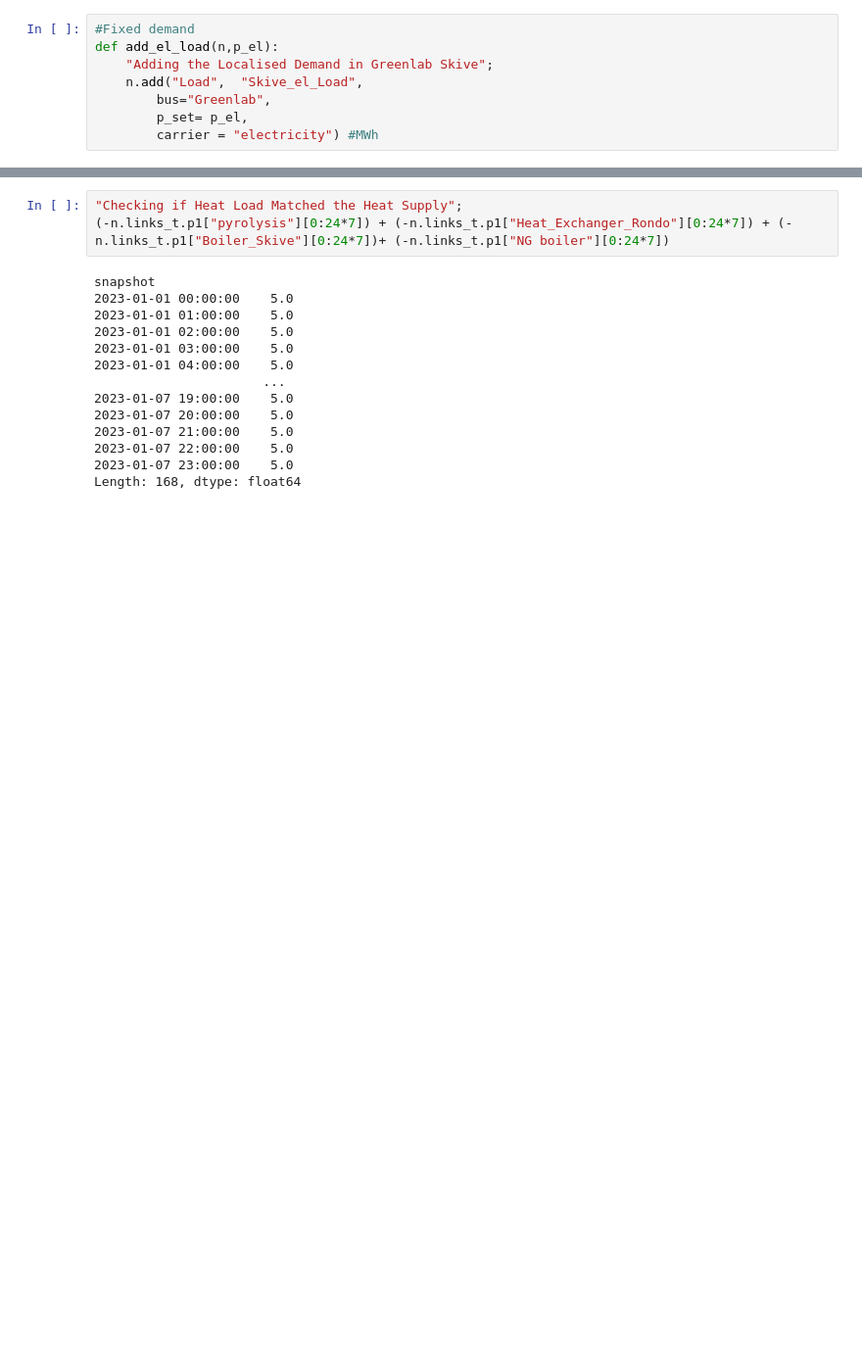
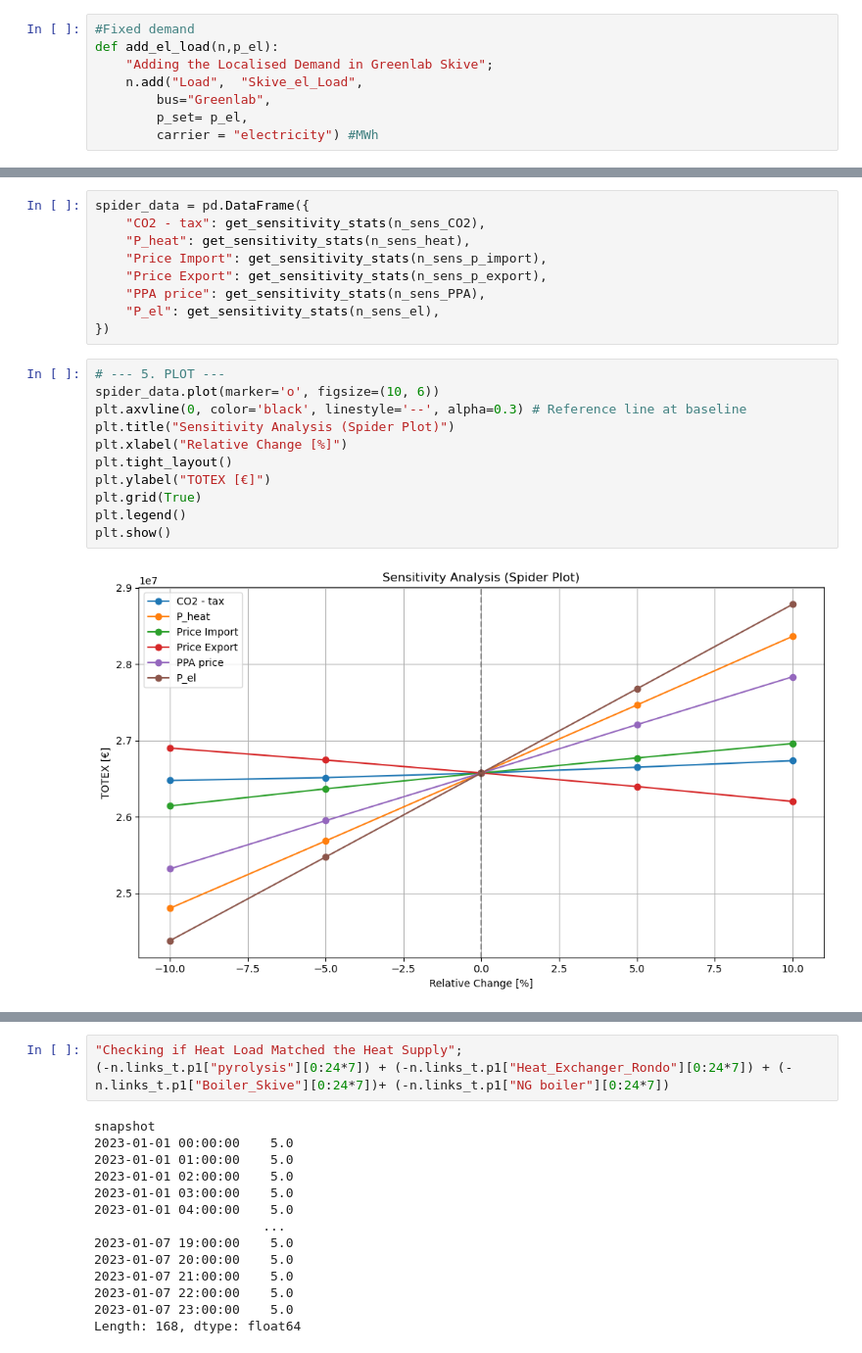
Before and after one commit to pulio12/Msc_Thesis_Greenlab_Skive, a Jupyter notebook: Test_File3.ipynb, the cells around one changed output, grey strips where cells are left out. Shown at 98% size. Drawn from its saved outputs; the diff is of its cells as text; blank space fills up the shorter version.

```diff
--- a/Test_File3.ipynb
+++ b/Test_File3.ipynb
@@ -865,0 +1189,22 @@ n.links_t.p0["MT_Heat_Supply"].plot()
+# %%
+spider_data = pd.DataFrame({
+    "CO2 - tax": get_sensitivity_stats(n_sens_CO2),
+    "P_heat": get_sensitivity_stats(n_sens_heat),
+    "Price Import": get_sensitivity_stats(n_sens_p_import),
+    "Price Export": get_sensitivity_stats(n_sens_p_export),
+    "PPA price": get_sensitivity_stats(n_sens_PPA),
+    "P_el": get_sensitivity_stats(n_sens_el),
+})
+# %%
+# --- 5. PLOT ---
+spider_data.plot(marker='o', figsize=(10, 6))
+plt.axvline(0, color='black', linestyle='--', alpha=0.3) # Reference line at baseline
+plt.title("Sensitivity Analysis (Spider Plot)")
+plt.xlabel("Relative Change [%]")
+plt.tight_layout()
+plt.ylabel("TOTEX [€]")
+plt.grid(True)
+plt.legend()
+plt.show()
+# %% [output]
+[figure, added]
```
Also changed, not shown: parts of 48 cells of this notebook, 2 other files.
